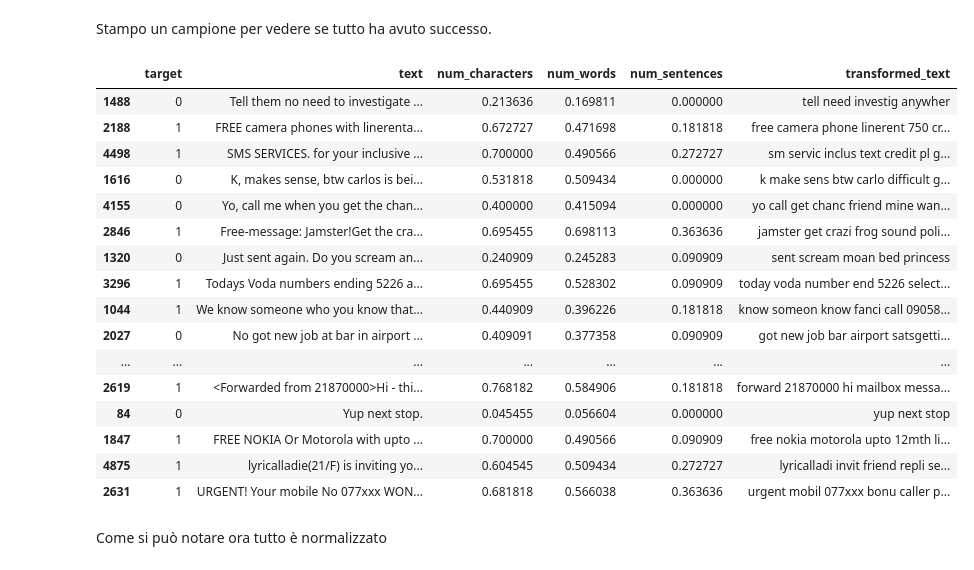
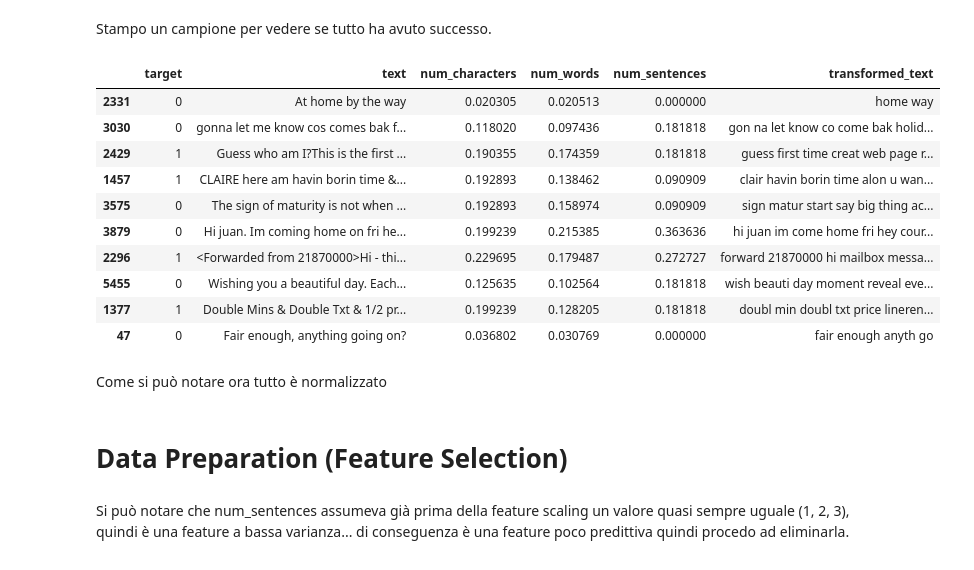
Before and after one commit to russosamuele/SMSecure, a Jupyter notebook: SMSecure.ipynb, the cells around one changed output. Drawn from its saved outputs; the diff is of its cells as text; code cells hidden in the pictures.

Commit message:
fix dataset balancing + feature selection

```diff
--- a/SMSecure.ipynb
+++ b/SMSecure.ipynb
@@ -157,7 +157,7 @@ ham = df[df['target'] == 0]
 spam = df[df['target'] == 1]
 
 # Eseguo il clustering dei campioni "ham" con K-Means (ML non supervisionato)
-num_clusters = 3 # ho scelto un numero di cluster in base ai valori medi della silhouette (valutazione empirica)
+num_clusters = 2 # ho scelto un numero di cluster in base ai valori medi della silhouette
 kmeans = KMeans(n_clusters=num_clusters, random_state=42)
 ham['cluster'] = kmeans.fit_predict(ham['text'].str.len().values.reshape(-1, 1))
 
@@ -486,24 +485,22 @@ df[features_to_normalize] = scaler.fit_transform(df[features_to_normalize])
 # %% [markdown]
 Stampo un campione per vedere se tutto ha avuto successo.
 # %%
-df.sample(50)
+df.sample(10)
 # %% [output]
 |  | target | text | num_characters | num_words | num_sentences | transformed_text |
-| 1488 | 0 | Tell them no need to investigate ... | 0.213636 | 0.169811 | 0.000000 | tell need investig anywher |
-| 2188 | 1 | FREE camera phones with linerenta... | 0.672727 | 0.471698 | 0.181818 | free camera phone linerent 750 cr... |
-| 4498 | 1 | SMS SERVICES. for your inclusive ... | 0.700000 | 0.490566 | 0.272727 | sm servic inclus text credit pl g... |
-| 1616 | 0 | K, makes sense, btw carlos is bei... | 0.531818 | 0.509434 | 0.000000 | k make sens btw carlo difficult g... |
-| 4155 | 0 | Yo, call me when you get the chan... | 0.400000 | 0.415094 | 0.000000 | yo call get chanc friend mine wan... |
-| 2846 | 1 | Free-message: Jamster!Get the cra... | 0.695455 | 0.698113 | 0.363636 | jamster get crazi frog sound poli... |
-| 1320 | 0 | Just sent again. Do you scream an... | 0.240909 | 0.245283 | 0.090909 | sent scream moan bed princess |
-| 3296 | 1 | Todays Voda numbers ending 5226 a... | 0.695455 | 0.528302 | 0.090909 | today voda number end 5226 select... |
-| 1044 | 1 | We know someone who you know that... | 0.440909 | 0.396226 | 0.181818 | know someon know fanci call 09058... |
-| 2027 | 0 | No got new job at bar in airport ... | 0.409091 | 0.377358 | 0.090909 | got new job bar airport satsgetti... |
-| ... | ... | ... | ... | ... | ... | ... |
-| 2619 | 1 | <Forwarded from 21870000>Hi - thi... | 0.768182 | 0.584906 | 0.181818 | forward 21870000 hi mailbox messa... |
-| 84 | 0 | Yup next stop. | 0.045455 | 0.056604 | 0.000000 | yup next stop |
-| 1847 | 1 | FREE NOKIA Or Motorola with upto ... | 0.700000 | 0.490566 | 0.090909 | free nokia motorola upto 12mth li... |
-| 4875 | 1 | lyricalladie(21/F) is inviting yo... | 0.604545 | 0.509434 | 0.272727 | lyricalladi invit friend repli se... |
-| 2631 | 1 | URGENT! Your mobile No 077xxx WON... | 0.681818 | 0.566038 | 0.363636 | urgent mobil 077xxx bonu caller p... |
+| 2331 | 0 | At home by the way | 0.020305 | 0.020513 | 0.000000 | home way |
+| 3030 | 0 | gonna let me know cos comes bak f... | 0.118020 | 0.097436 | 0.181818 | gon na let know co come bak holid... |
+| 2429 | 1 | Guess who am I?This is the first ... | 0.190355 | 0.174359 | 0.181818 | guess first time creat web page r... |
+| 1457 | 1 | CLAIRE here am havin borin time &... | 0.192893 | 0.138462 | 0.090909 | clair havin borin time alon u wan... |
+| 3575 | 0 | The sign of maturity is not when ... | 0.192893 | 0.158974 | 0.090909 | sign matur start say big thing ac... |
+| 3879 | 0 | Hi juan. Im coming home on fri he... | 0.199239 | 0.215385 | 0.363636 | hi juan im come home fri hey cour... |
+| 2296 | 1 | <Forwarded from 21870000>Hi - thi... | 0.229695 | 0.179487 | 0.272727 | forward 21870000 hi mailbox messa... |
+| 5455 | 0 | Wishing you a beautiful day. Each... | 0.125635 | 0.102564 | 0.181818 | wish beauti day moment reveal eve... |
+| 1377 | 1 | Double Mins & Double Txt & 1/2 pr... | 0.199239 | 0.128205 | 0.181818 | doubl min doubl txt price lineren... |
+| 47 | 0 | Fair enough, anything going on? | 0.036802 | 0.030769 | 0.000000 | fair enough anyth go |
 # %% [markdown]
 Come si può notare ora tutto è normalizzato
+# %% [markdown]
+# Data Preparation (Feature Selection)
+# %% [markdown]
+Si può notare che num_sentences assumeva già prima della feature scaling un valore quasi sempre uguale (1, 2, 3), quindi è una feature a bassa varianza... di conseguenza è una feature poco predittiva quindi procedo ad eliminarla.
```
Also changed, not shown: parts of 23 cells of this notebook.
